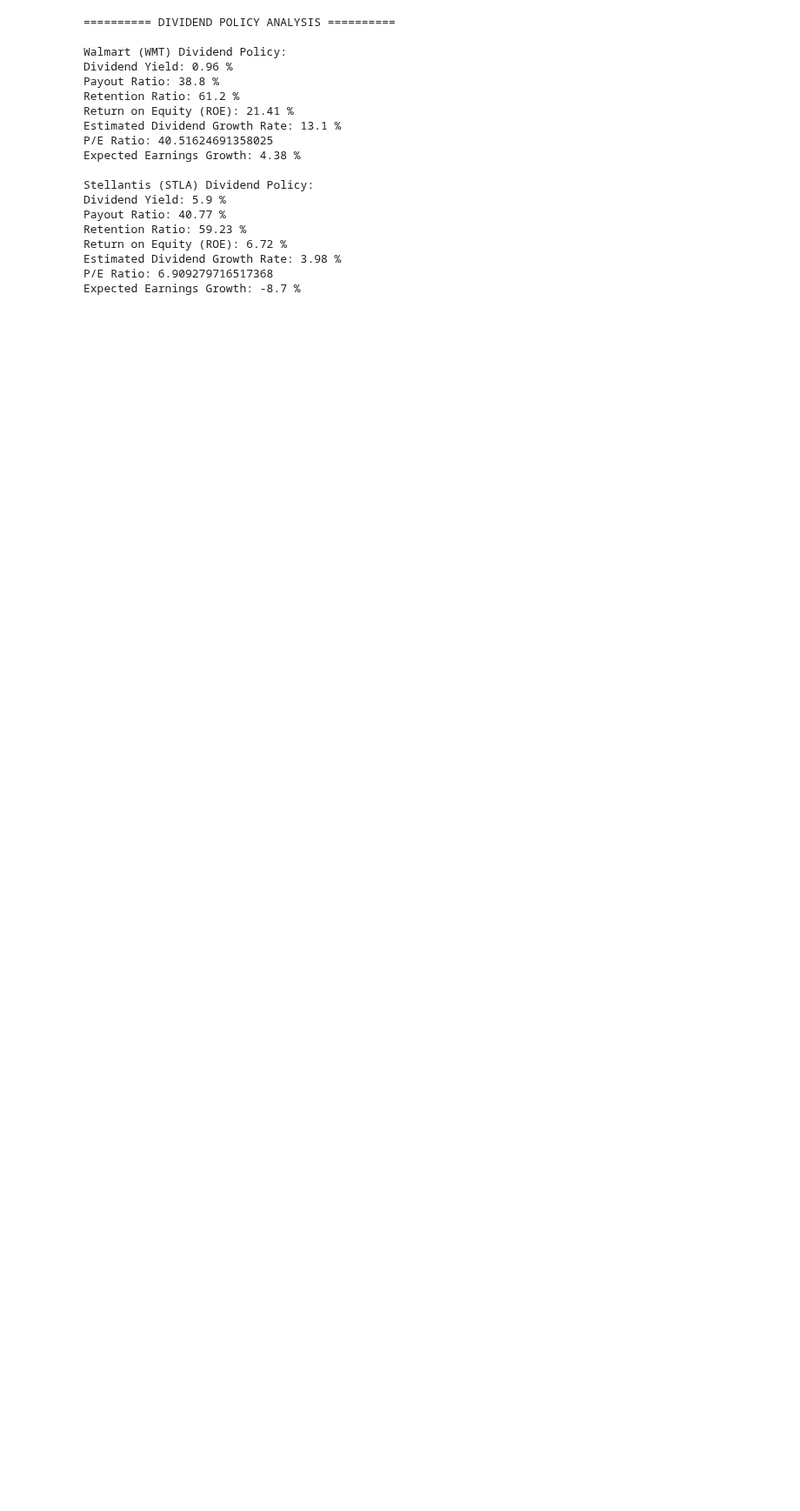
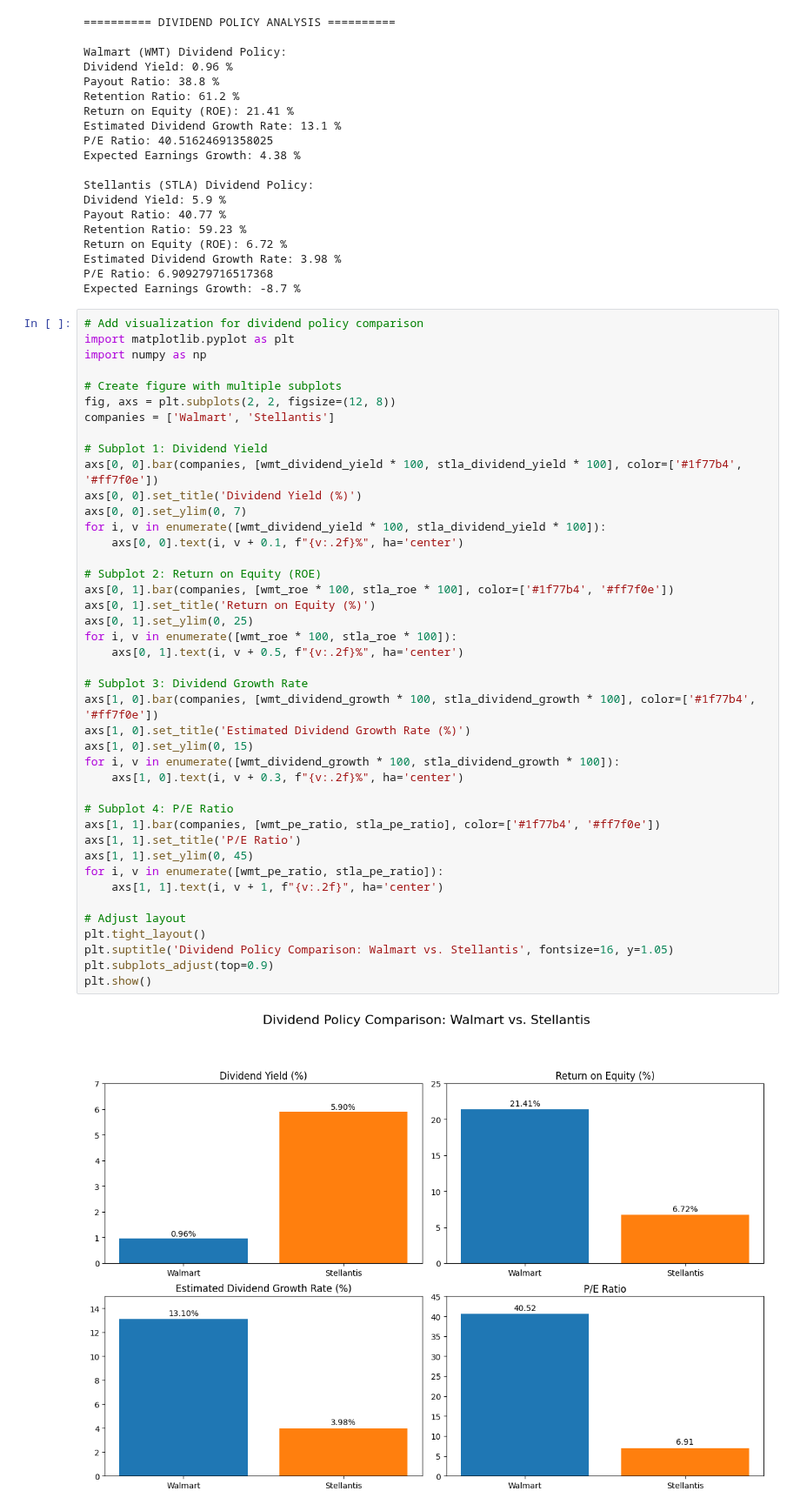
Before and after one commit to simonefilosofi/STLA-and-WMT-financial-analysis, a Jupyter notebook: CapitalStructure&Dividends.ipynb, the cells around one changed output. Shown at 87% size. Saved outputs shown, nothing was run; the diff lists cells and outputs as text; blank space fills up the shorter version.

```diff
--- a/CapitalStructure&Dividends.ipynb
+++ b/CapitalStructure&Dividends.ipynb
@@ -205,3 +519,47 @@ Return on Equity (ROE): 6.72 %
 Estimated Dividend Growth Rate: 3.98 %
 P/E Ratio: 6.909279716517368
 Expected Earnings Growth: -8.7 %
+# %%
+# Add visualization for dividend policy comparison
+import matplotlib.pyplot as plt
+import numpy as np
+
+# Create figure with multiple subplots
+fig, axs = plt.subplots(2, 2, figsize=(12, 8))
+companies = ['Walmart', 'Stellantis']
+
+# Subplot 1: Dividend Yield
+axs[0, 0].bar(companies, [wmt_dividend_yield * 100, stla_dividend_yield * 100], color=['#1f77b4', '#ff7f0e'])
+axs[0, 0].set_title('Dividend Yield (%)')
+axs[0, 0].set_ylim(0, 7)
+for i, v in enumerate([wmt_dividend_yield * 100, stla_dividend_yield * 100]):
+    axs[0, 0].text(i, v + 0.1, f"{v:.2f}%", ha='center')
+
+# Subplot 2: Return on Equity (ROE)
+axs[0, 1].bar(companies, [wmt_roe * 100, stla_roe * 100], color=['#1f77b4', '#ff7f0e'])
+axs[0, 1].set_title('Return on Equity (%)')
+axs[0, 1].set_ylim(0, 25)
+for i, v in enumerate([wmt_roe * 100, stla_roe * 100]):
+    axs[0, 1].text(i, v + 0.5, f"{v:.2f}%", ha='center')
+
+# Subplot 3: Dividend Growth Rate
+axs[1, 0].bar(companies, [wmt_dividend_growth * 100, stla_dividend_growth * 100], color=['#1f77b4', '#ff7f0e'])
+axs[1, 0].set_title('Estimated Dividend Growth Rate (%)')
+axs[1, 0].set_ylim(0, 15)
+for i, v in enumerate([wmt_dividend_growth * 100, stla_dividend_growth * 100]):
+    axs[1, 0].text(i, v + 0.3, f"{v:.2f}%", ha='center')
+
+# Subplot 4: P/E Ratio
+axs[1, 1].bar(companies, [wmt_pe_ratio, stla_pe_ratio], color=['#1f77b4', '#ff7f0e'])
+axs[1, 1].set_title('P/E Ratio')
+axs[1, 1].set_ylim(0, 45)
+for i, v in enumerate([wmt_pe_ratio, stla_pe_ratio]):
+    axs[1, 1].text(i, v + 1, f"{v:.2f}", ha='center')
+
+# Adjust layout
+plt.tight_layout()
+plt.suptitle('Dividend Policy Comparison: Walmart vs. Stellantis', fontsize=16, y=1.05)
+plt.subplots_adjust(top=0.9)
+plt.show()
+# %% [output]
+[figure, added]
```
Also changed, not shown: parts of 9 cells of this notebook.
